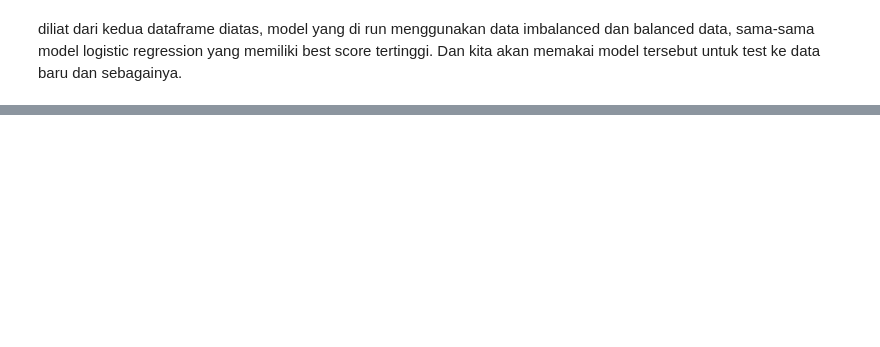
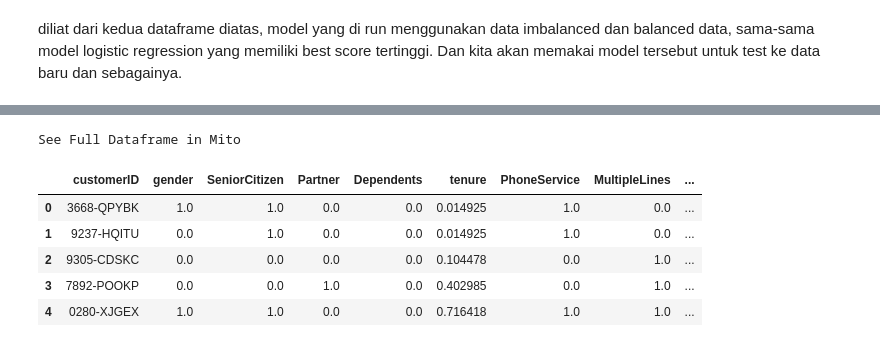
Before and after one commit to AgungYogaSetiawan/Predict-Churn-Customer, a Jupyter notebook: Predict Customer Churn.ipynb, the cells around one changed output, grey strips where cells are left out. Drawn from its saved outputs; the diff is of its cells as text; code cells hidden in the pictures; blank space fills up the shorter version.

```diff
--- a/Predict Customer Churn.ipynb
+++ b/Predict Customer Churn.ipynb
@@ -1399,0 +1422,17 @@ diliat dari kedua dataframe diatas, model yang di run menggunakan data imbalance
+# %%
+X_new = df_new.drop('customerID', axis=1)
+# y_new = df_new['Churn']
+
+# label encoder
+from sklearn.preprocessing import LabelEncoder
+
+enc_new = LabelEncoder()
+X_new.loc[:, ['gender','Partner','Dependents','PhoneService','MultipleLines','InternetService','OnlineSecurity','OnlineBackup','DeviceProtection','TechSupport','StreamingTV','StreamingMovies','Contract','PaperlessBilling','PaymentMethod']] = \
+X_new.loc[:, ['gender','Partner','Dependents','PhoneService','MultipleLines','InternetService','OnlineSecurity','OnlineBackup','DeviceProtection','TechSupport','StreamingTV','StreamingMovies','Contract','PaperlessBilling','PaymentMethod']].apply(enc_new.fit_transform)
+X_new.head()
+dff = X_new.copy()
+feature_scale_new = [feature for feature in dff.columns]
+# %%
+dff['TotalCharges'] = pd.to_numeric(dff['TotalCharges'], errors='coerce')
+dff['MonthlyCharges'] = pd.to_numeric(dff['MonthlyCharges'], errors='coerce')
+dff.info()
@@ -1399,0 +1457,18 @@ diliat dari kedua dataframe diatas, model yang di run menggunakan data imbalance
+# %%
+# scaling with MinMaxScaler
+from sklearn.preprocessing import MinMaxScaler
+scaler_new = MinMaxScaler()
+scaler_new.fit_transform(dff[feature_scale_new])
+
+# concat data
+data_new = pd.concat([df_new['customerID'].reset_index(drop=True),
+                 pd.DataFrame(scaler_new.fit_transform(dff[feature_scale_new]), columns=feature_scale_new)], axis=1)
+data_new.head()
+# %% [output]
+See Full Dataframe in Mito
+|  | customerID | gender | SeniorCitizen | Partner | Dependents | tenure | PhoneService | MultipleLines | ... |
+| 0 | 3668-QPYBK | 1.0 | 1.0 | 0.0 | 0.0 | 0.014925 | 1.0 | 0.0 | ... |
+| 1 | 9237-HQITU | 0.0 | 1.0 | 0.0 | 0.0 | 0.014925 | 1.0 | 0.0 | ... |
+| 2 | 9305-CDSKC | 0.0 | 0.0 | 0.0 | 0.0 | 0.104478 | 0.0 | 1.0 | ... |
+| 3 | 7892-POOKP | 0.0 | 0.0 | 1.0 | 0.0 | 0.402985 | 0.0 | 1.0 | ... |
+| 4 | 0280-XJGEX | 1.0 | 1.0 | 0.0 | 0.0 | 0.716418 | 1.0 | 1.0 | ... |
```
Also changed, not shown: parts of 20 cells of this notebook.
